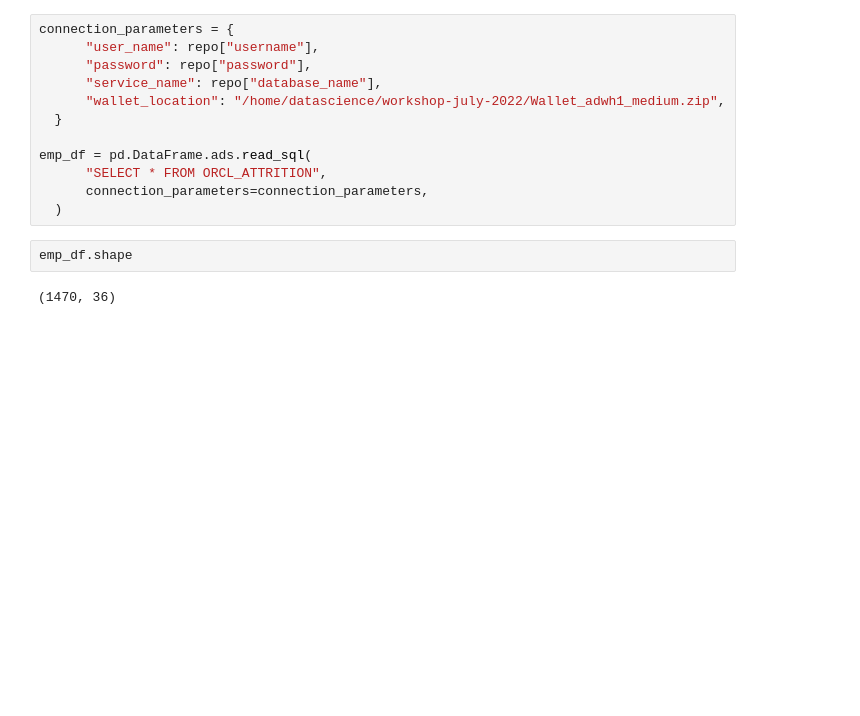
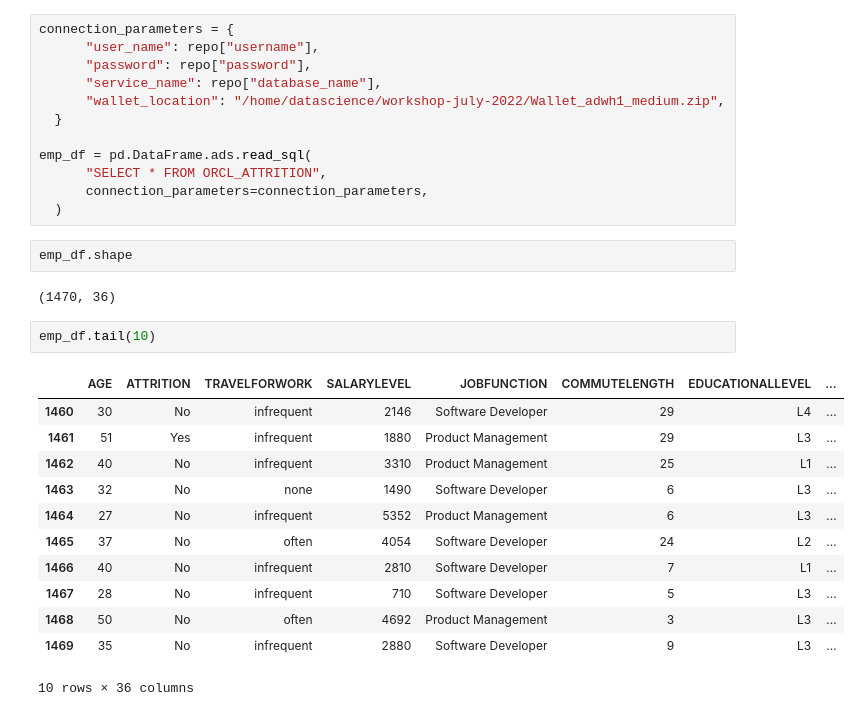
Before and after one commit to luigisaetta/workshop-july-2022, a Jupyter notebook: load_adwh1.ipynb, the cells around one changed output. Saved outputs shown, nothing was run; the diff lists cells and outputs as text; blank space fills up the shorter version.

```diff
--- a/load_adwh1.ipynb
+++ b/load_adwh1.ipynb
@@ -66,3 +68,18 @@ emp_df = pd.DataFrame.ads.read_sql(
 emp_df.shape
 # %% [output]
 (1470, 36)
+# %%
+emp_df.tail(10)
+# %% [output]
+|  | AGE | ATTRITION | TRAVELFORWORK | SALARYLEVEL | JOBFUNCTION | COMMUTELENGTH | EDUCATIONALLEVEL | ... |
+| 1460 | 30 | No | infrequent | 2146 | Software Developer | 29 | L4 | ... |
+| 1461 | 51 | Yes | infrequent | 1880 | Product Management | 29 | L3 | ... |
+| 1462 | 40 | No | infrequent | 3310 | Product Management | 25 | L1 | ... |
+| 1463 | 32 | No | none | 1490 | Software Developer | 6 | L3 | ... |
+| 1464 | 27 | No | infrequent | 5352 | Product Management | 6 | L3 | ... |
+| 1465 | 37 | No | often | 4054 | Software Developer | 24 | L2 | ... |
+| 1466 | 40 | No | infrequent | 2810 | Software Developer | 7 | L1 | ... |
+| 1467 | 28 | No | infrequent | 710 | Software Developer | 5 | L3 | ... |
+| 1468 | 50 | No | often | 4692 | Product Management | 3 | L3 | ... |
+| 1469 | 35 | No | infrequent | 2880 | Software Developer | 9 | L3 | ... |
+10 rows × 36 columns
```
Also changed, not shown: parts of 2 cells of this notebook, 11 other files.
